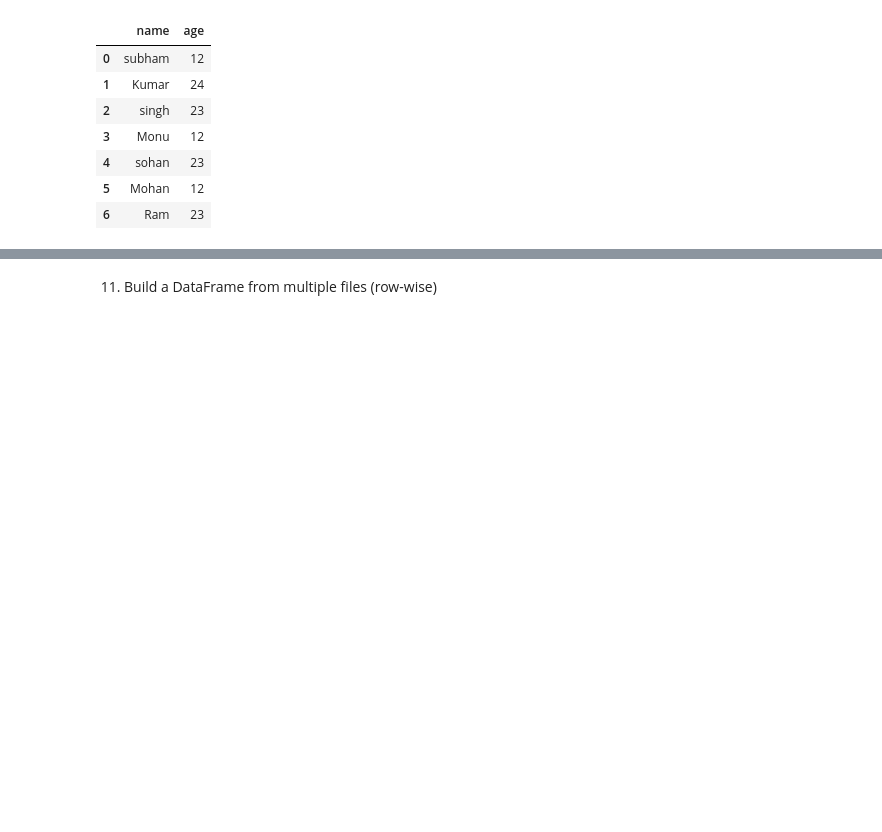
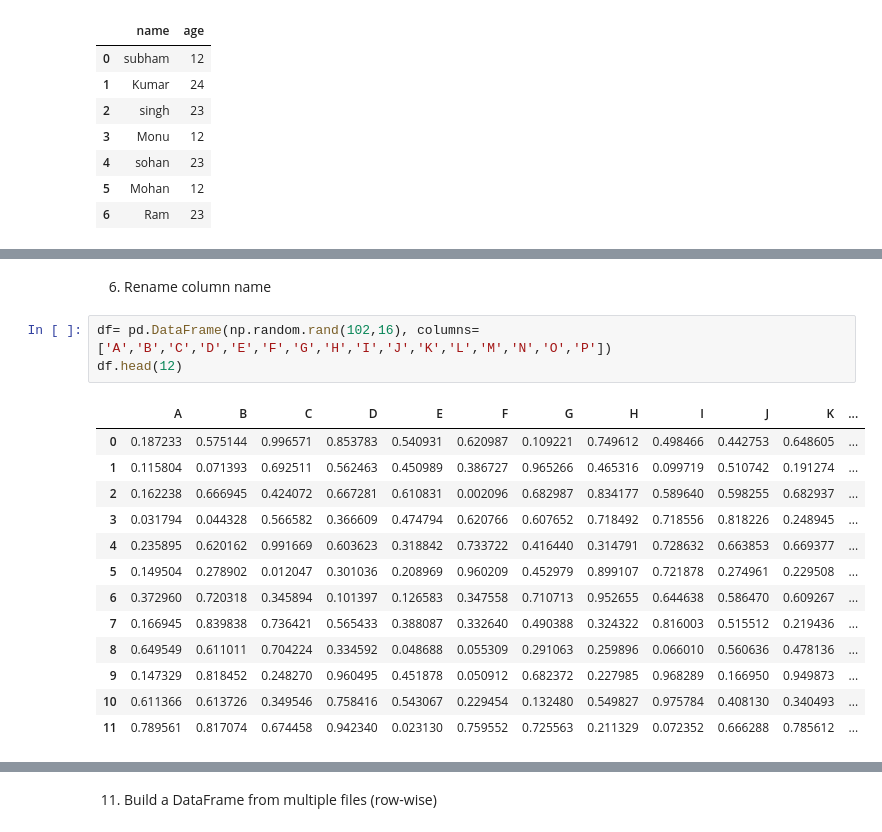
Before and after one commit to 960Subhamsingh/Python-oops-concept, a Jupyter notebook: pandas/Basics_pandas.ipynb, the cells around one changed output, grey strips where cells are left out. Drawn from its saved outputs; the diff is of its cells as text; blank space fills up the shorter version.

```diff
--- a/pandas/Basics_pandas.ipynb
+++ b/pandas/Basics_pandas.ipynb
@@ -67,0 +110,19 @@ pd.DataFrame()
+# %% [markdown]
+6. Rename column name
+# %%
+df= pd.DataFrame(np.random.rand(102,16), columns=['A','B','C','D','E','F','G','H','I','J','K','L','M','N','O','P'])
+df.head(12)
+# %% [output]
+|  | A | B | C | D | E | F | G | H | I | J | K | ... |
+| 0 | 0.187233 | 0.575144 | 0.996571 | 0.853783 | 0.540931 | 0.620987 | 0.109221 | 0.749612 | 0.498466 | 0.442753 | 0.648605 | ... |
+| 1 | 0.115804 | 0.071393 | 0.692511 | 0.562463 | 0.450989 | 0.386727 | 0.965266 | 0.465316 | 0.099719 | 0.510742 | 0.191274 | ... |
+| 2 | 0.162238 | 0.666945 | 0.424072 | 0.667281 | 0.610831 | 0.002096 | 0.682987 | 0.834177 | 0.589640 | 0.598255 | 0.682937 | ... |
+| 3 | 0.031794 | 0.044328 | 0.566582 | 0.366609 | 0.474794 | 0.620766 | 0.607652 | 0.718492 | 0.718556 | 0.818226 | 0.248945 | ... |
+| 4 | 0.235895 | 0.620162 | 0.991669 | 0.603623 | 0.318842 | 0.733722 | 0.416440 | 0.314791 | 0.728632 | 0.663853 | 0.669377 | ... |
+| 5 | 0.149504 | 0.278902 | 0.012047 | 0.301036 | 0.208969 | 0.960209 | 0.452979 | 0.899107 | 0.721878 | 0.274961 | 0.229508 | ... |
+| 6 | 0.372960 | 0.720318 | 0.345894 | 0.101397 | 0.126583 | 0.347558 | 0.710713 | 0.952655 | 0.644638 | 0.586470 | 0.609267 | ... |
+| 7 | 0.166945 | 0.839838 | 0.736421 | 0.565433 | 0.388087 | 0.332640 | 0.490388 | 0.324322 | 0.816003 | 0.515512 | 0.219436 | ... |
+| 8 | 0.649549 | 0.611011 | 0.704224 | 0.334592 | 0.048688 | 0.055309 | 0.291063 | 0.259896 | 0.066010 | 0.560636 | 0.478136 | ... |
+| 9 | 0.147329 | 0.818452 | 0.248270 | 0.960495 | 0.451878 | 0.050912 | 0.682372 | 0.227985 | 0.968289 | 0.166950 | 0.949873 | ... |
+| 10 | 0.611366 | 0.613726 | 0.349546 | 0.758416 | 0.543067 | 0.229454 | 0.132480 | 0.549827 | 0.975784 | 0.408130 | 0.340493 | ... |
+| 11 | 0.789561 | 0.817074 | 0.674458 | 0.942340 | 0.023130 | 0.759552 | 0.725563 | 0.211329 | 0.072352 | 0.666288 | 0.785612 | ... |
```
Also changed, not shown: parts of 46 cells of this notebook.
